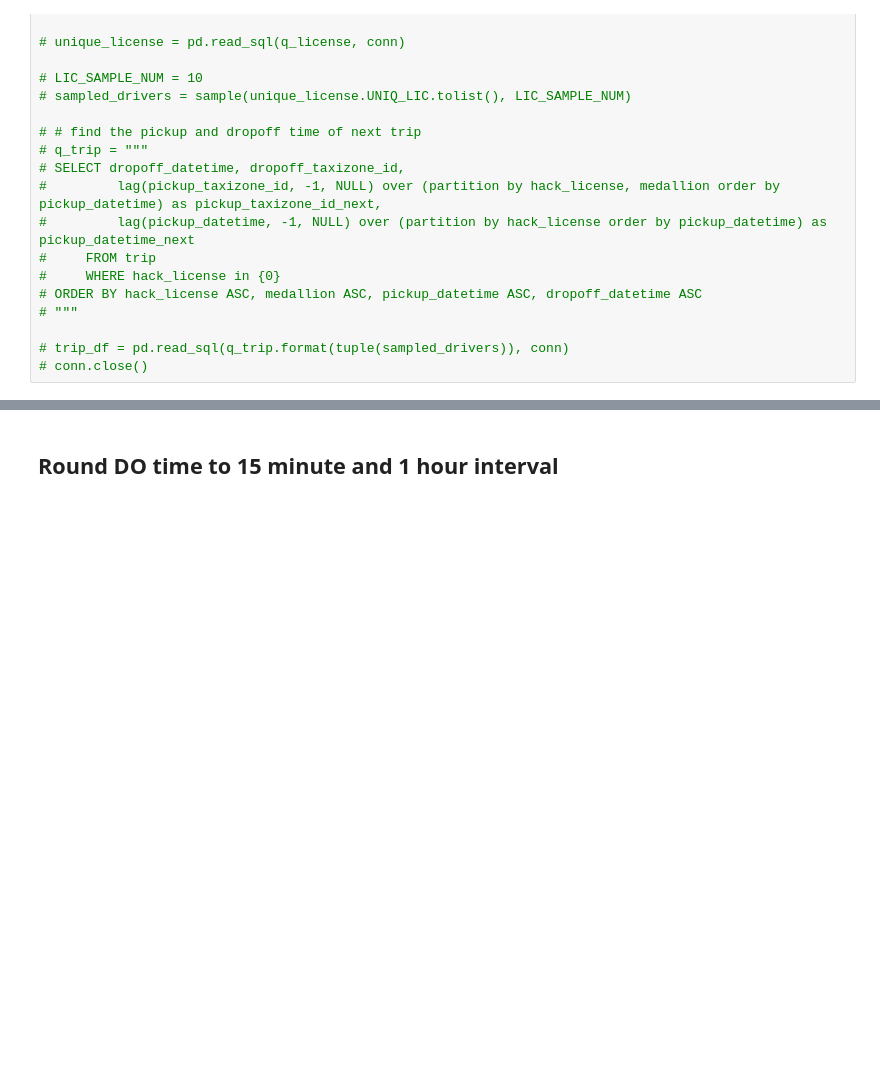
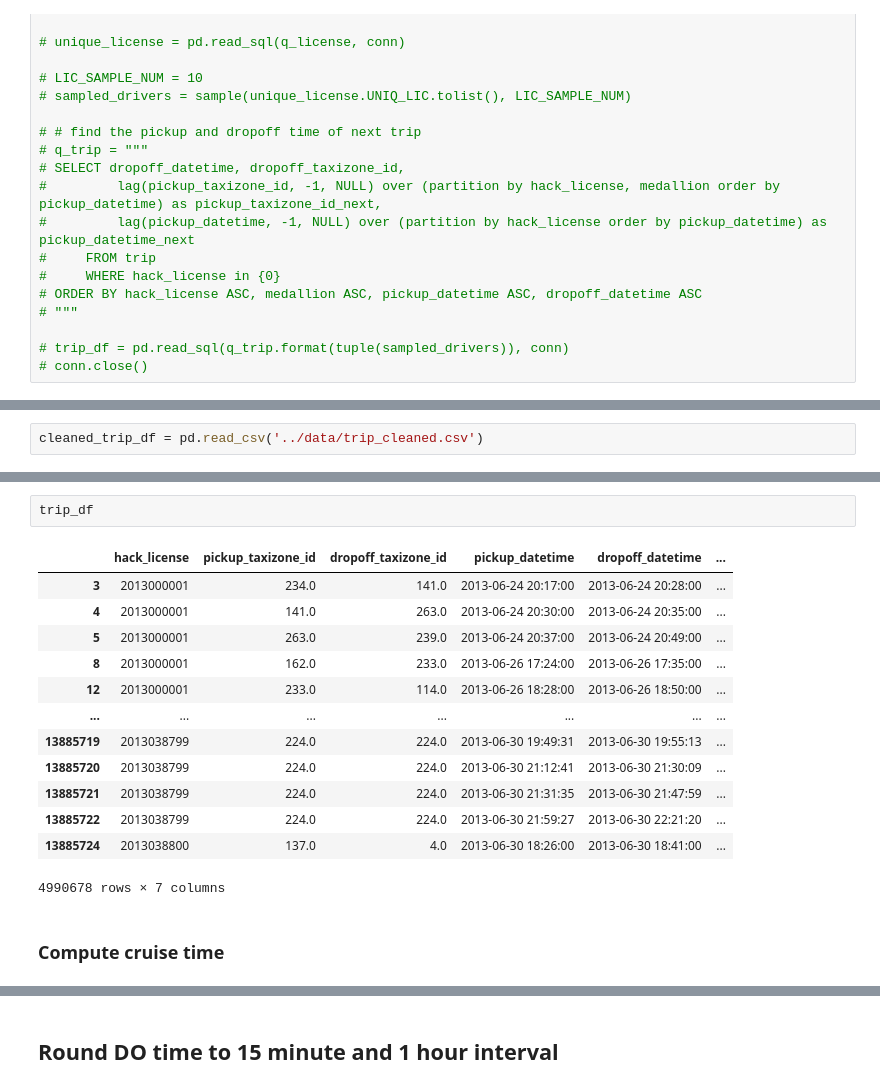
Before and after one commit to skyetim/didi-vehicle-repositioning-strategy, a Jupyter notebook: notebooks/compute_cruise_time.ipynb, the cells around one changed output, grey strips where cells are left out. Drawn from its saved outputs; the diff is of its cells as text; blank space fills up the shorter version.

```diff
--- a/notebooks/compute_cruise_time.ipynb
+++ b/notebooks/compute_cruise_time.ipynb
@@ -73,0 +61,2 @@ print('#records: {}'.format(selected_trip_df.shape[0]))
+# %%
+cleaned_trip_df = pd.read_csv('../data/trip_cleaned.csv')
@@ -73,0 +108,18 @@ print('#records: {}'.format(selected_trip_df.shape[0]))
+# %%
+trip_df
+# %% [output]
+|  | hack_license | pickup_taxizone_id | dropoff_taxizone_id | pickup_datetime | dropoff_datetime | ... |
+| 3 | 2013000001 | 234.0 | 141.0 | 2013-06-24 20:17:00 | 2013-06-24 20:28:00 | ... |
+| 4 | 2013000001 | 141.0 | 263.0 | 2013-06-24 20:30:00 | 2013-06-24 20:35:00 | ... |
+| 5 | 2013000001 | 263.0 | 239.0 | 2013-06-24 20:37:00 | 2013-06-24 20:49:00 | ... |
+| 8 | 2013000001 | 162.0 | 233.0 | 2013-06-26 17:24:00 | 2013-06-26 17:35:00 | ... |
+| 12 | 2013000001 | 233.0 | 114.0 | 2013-06-26 18:28:00 | 2013-06-26 18:50:00 | ... |
+| ... | ... | ... | ... | ... | ... | ... |
+| 13885719 | 2013038799 | 224.0 | 224.0 | 2013-06-30 19:49:31 | 2013-06-30 19:55:13 | ... |
+| 13885720 | 2013038799 | 224.0 | 224.0 | 2013-06-30 21:12:41 | 2013-06-30 21:30:09 | ... |
+| 13885721 | 2013038799 | 224.0 | 224.0 | 2013-06-30 21:31:35 | 2013-06-30 21:47:59 | ... |
+| 13885722 | 2013038799 | 224.0 | 224.0 | 2013-06-30 21:59:27 | 2013-06-30 22:21:20 | ... |
+| 13885724 | 2013038800 | 137.0 | 4.0 | 2013-06-30 18:26:00 | 2013-06-30 18:41:00 | ... |
+4990678 rows × 7 columns
+# %% [markdown]
+### Compute cruise time
```
Also changed, not shown: parts of 51 cells of this notebook, 2 other files.
